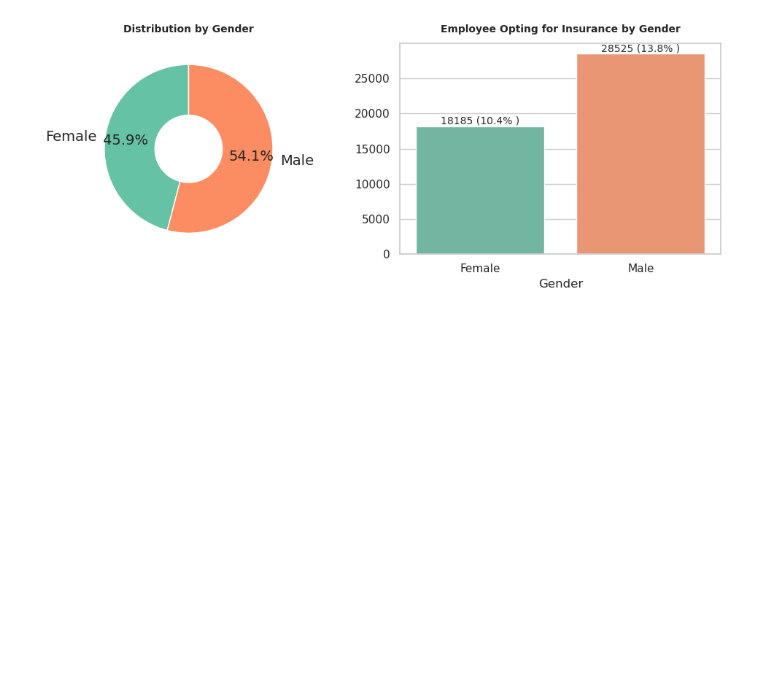
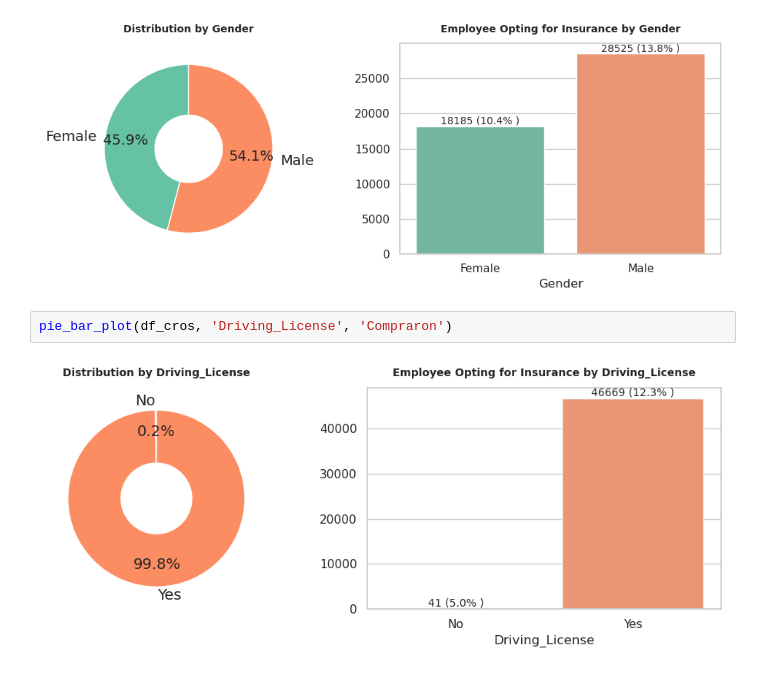
Before and after one commit to eligioEC/model-crosseling, a Jupyter notebook: notebooks/analisis_bivaraido.ipynb, the cells around one changed output. Saved outputs shown, nothing was run; the diff lists cells and outputs as text; blank space fills up the shorter version.

```diff
--- a/notebooks/analisis_bivaraido.ipynb
+++ b/notebooks/analisis_bivaraido.ipynb
@@ -65,3 +66,7 @@ def pie_bar_plot(df, col, hue):
 pie_bar_plot(df_cros, 'Gender', 'Compraron')
 # %% [output]
 [figure]
+# %%
+pie_bar_plot(df_cros, 'Driving_License', 'Compraron')
+# %% [output]
+[figure, added]
```
Also changed, not shown: parts of 21 cells of this notebook.
